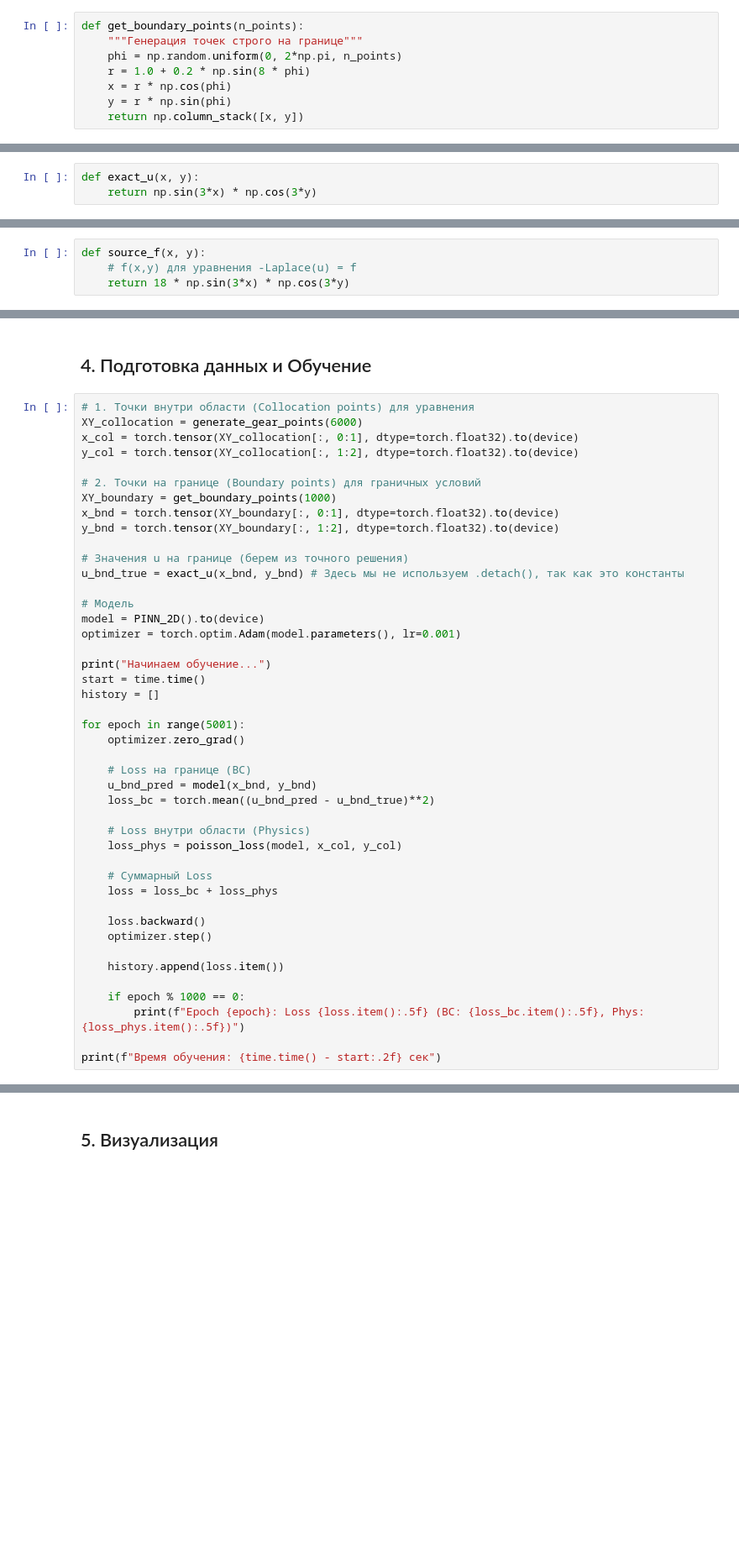
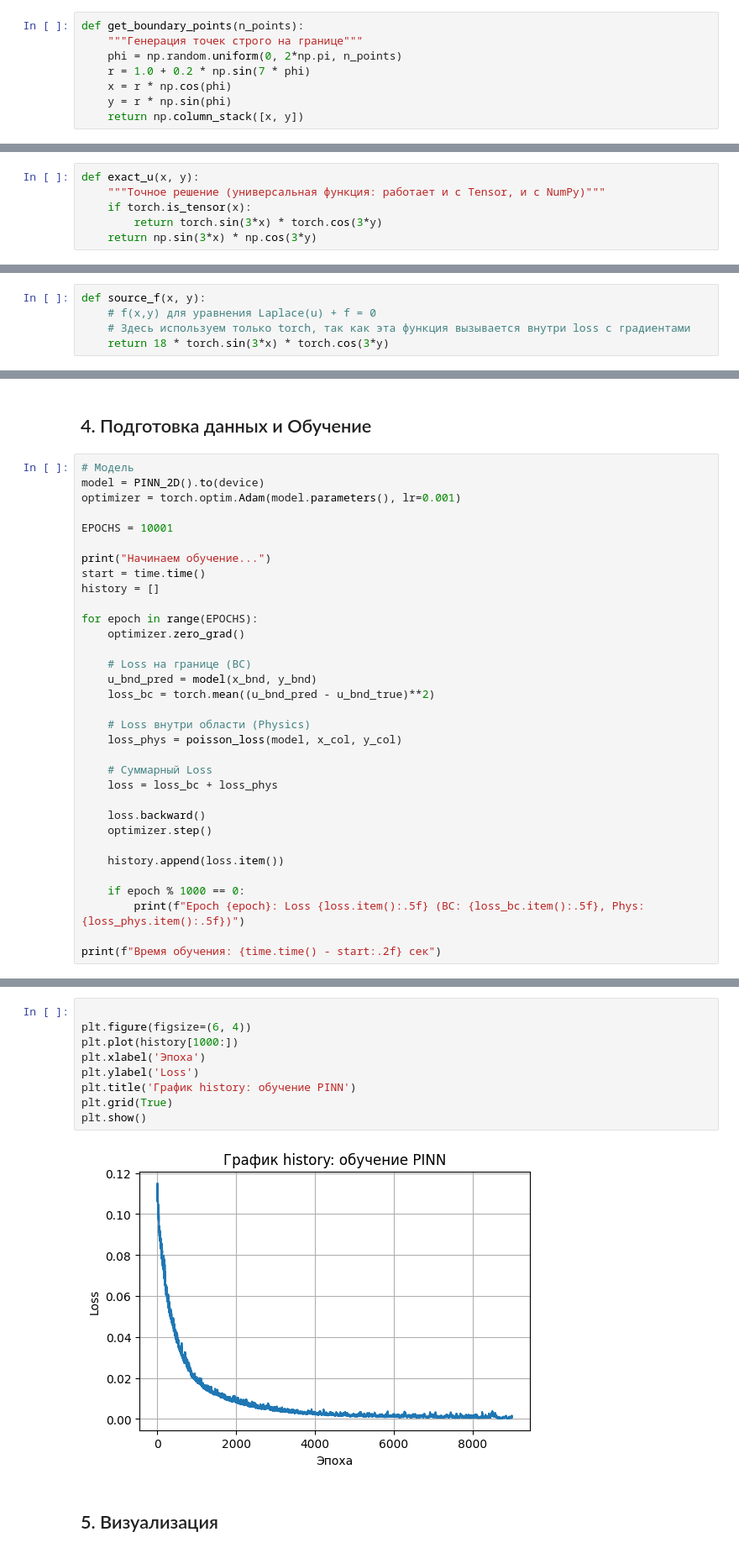
Before and after one commit to artmihant/CompMech6C2025, a Jupyter notebook: lesson12/lesson12_2d.ipynb, the cells around one changed output, grey strips where cells are left out. Shown at 84% size. Drawn from its saved outputs; the diff is of its cells as text; blank space fills up the shorter version.

```diff
--- a/lesson12/lesson12_2d.ipynb
+++ b/lesson12/lesson12_2d.ipynb
@@ -77,7 +77,7 @@ def generate_gear_points(n_points):
 def get_boundary_points(n_points):
     """Генерация точек строго на границе"""
     phi = np.random.uniform(0, 2*np.pi, n_points)
-    r = 1.0 + 0.2 * np.sin(8 * phi)
+    r = 1.0 + 0.2 * np.sin(7 * phi)
     x = r * np.cos(phi)
     y = r * np.sin(phi)
     return np.column_stack([x, y])
@@ -98,4 +126,7 @@ $$ -\Delta u = 18 \sin(3x)\cos(3y) $$
 с граничными условиями Дирихле, взятыми из точного решения.
 # %%
 def exact_u(x, y):
+    """Точное решение (универсальная функция: работает и с Tensor, и с NumPy)"""
+    if torch.is_tensor(x):
+        return torch.sin(3*x) * torch.cos(3*y)
     return np.sin(3*x) * np.cos(3*y)
@@ -102,6 +137,7 @@ def exact_u(x, y):
 # %%
 def source_f(x, y):
-    # f(x,y) для уравнения -Laplace(u) = f
-    return 18 * np.sin(3*x) * np.cos(3*y)
+    # f(x,y) для уравнения Laplace(u) + f = 0
+    # Здесь используем только torch, так как эта функция вызывается внутри loss с градиентами
+    return 18 * torch.sin(3*x) * torch.cos(3*y)
 # %% [markdown]
 ## 3. Нейросеть и Физика ##
@@ -156,28 +194,17 @@ def poisson_loss(model, x, y):
 # %% [markdown]
 ## 4. Подготовка данных и Обучение ##
 # %%
-# 1. Точки внутри области (Collocation points) для уравнения
-XY_collocation = generate_gear_points(6000)
-x_col = torch.tensor(XY_collocation[:, 0:1], dtype=torch.float32).to(device)
-y_col = torch.tensor(XY_collocation[:, 1:2], dtype=torch.float32).to(device)
-
-# 2. Точки на границе (Boundary points) для граничных условий
-XY_boundary = get_boundary_points(1000)
-x_bnd = torch.tensor(XY_boundary[:, 0:1], dtype=torch.float32).to(device)
-y_bnd = torch.tensor(XY_boundary[:, 1:2], dtype=torch.float32).to(device)
-
-# Значения u на границе (берем из точного решения)
-u_bnd_true = exact_u(x_bnd, y_bnd) # Здесь мы не используем .detach(), так как это константы
-
 # Модель
 model = PINN_2D().to(device)
 optimizer = torch.optim.Adam(model.parameters(), lr=0.001)
+
+EPOCHS = 10001
 
 print("Начинаем обучение...")
 start = time.time()
 history = []
 
-for epoch in range(5001):
+for epoch in range(EPOCHS):
     optimizer.zero_grad()
 
     # Loss на границе (BC)
@@ -204,3 +243,14 @@ TypeError: can't convert cuda:0 device type tensor to numpy. Use Tensor.cpu() to
+# %%
+
+plt.figure(figsize=(6, 4))
+plt.plot(history[1000:])
+plt.xlabel('Эпоха')
+plt.ylabel('Loss')
+plt.title('График history: обучение PINN')
+plt.grid(True)
+plt.show()
+# %% [output]
+[figure, added]
 # %% [markdown]
 ## 5. Визуализация ##
 # %%
```
Also changed, not shown: parts of 11 cells of this notebook, 2 other files.
